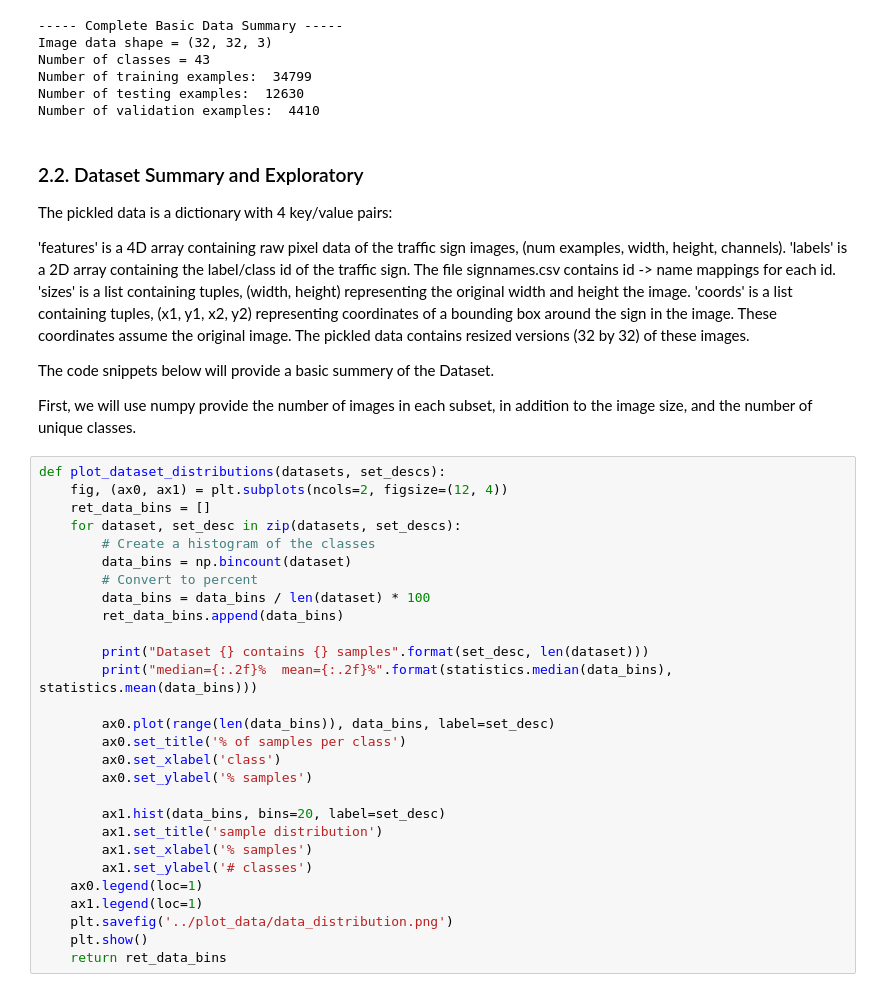
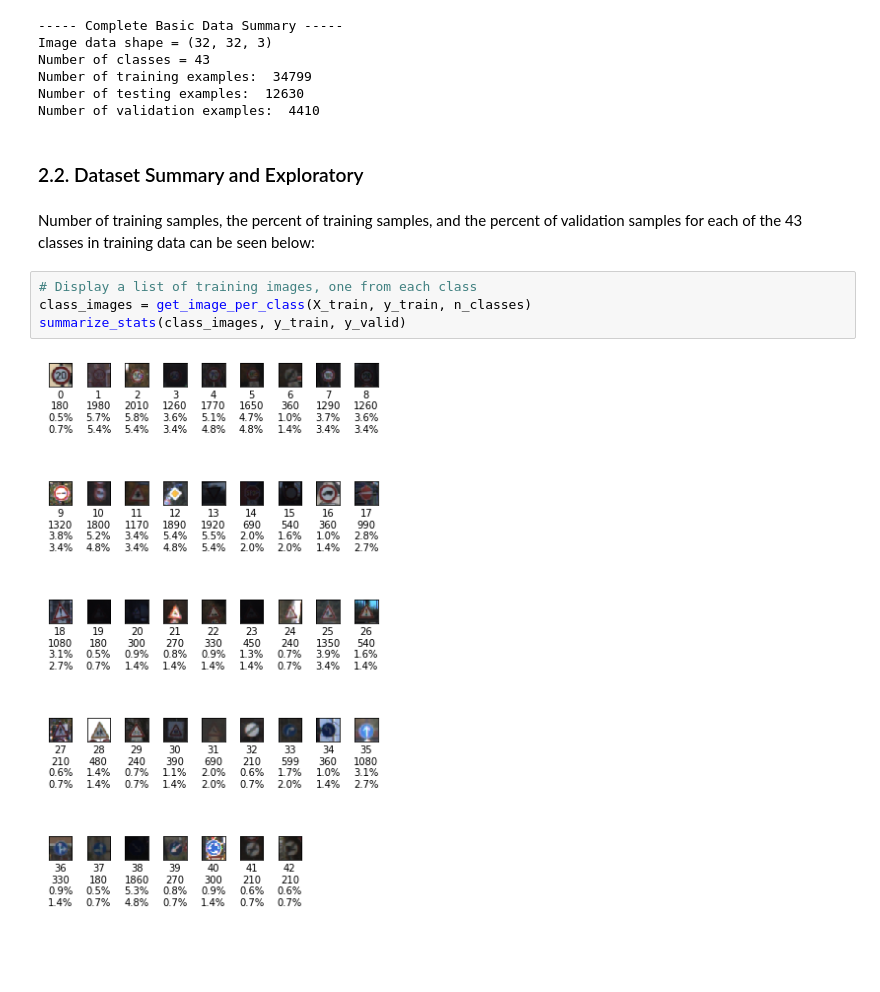
Before and after one commit to apanchal/iima-epaba-batch03, a Jupyter notebook: notebooks/0000_001_1.ipynb, the cells around one changed output. Cells and saved outputs as stored; diff of their text form; blank space fills up the shorter version.

```diff
--- a/notebooks/0000_001_1.ipynb
+++ b/notebooks/0000_001_1.ipynb
@@ -78,44 +94,14 @@ Number of classes = 43
 Number of training examples:  34799
 Number of testing examples:  12630
 Number of validation examples:  4410
-# %% [markdown]
-### 2.2. Dataset Summary and Exploratory
-The pickled data is a dictionary with 4 key/value pairs:
-
-'features' is a 4D array containing raw pixel data of the traffic sign images, (num examples, width, height, channels).
-'labels' is a 2D array containing the label/class id of the traffic sign. The file signnames.csv contains id -> name mappings for each id.
-'sizes' is a list containing tuples, (width, height) representing the original width and height the image.
-'coords' is a list containing tuples, (x1, y1, x2, y2) representing coordinates of a bounding box around the sign in the image.
-These coordinates assume the original image. The pickled data contains resized versions (32 by 32) of these images.
-
-The code snippets below will provide a basic summery of the Dataset.
-
-First, we will use numpy provide the number of images in each subset, in addition to the image size, and the number of unique classes.
-# %%
-def plot_dataset_distributions(datasets, set_descs):
-    fig, (ax0, ax1) = plt.subplots(ncols=2, figsize=(12, 4))
-    ret_data_bins = []
-    for dataset, set_desc in zip(datasets, set_descs):
-        # Create a histogram of the classes
-        data_bins = np.bincount(dataset)
-        # Convert to percent
-        data_bins = data_bins / len(dataset) * 100
-        ret_data_bins.append(data_bins)
-
-        print("Dataset {} contains {} samples".format(set_desc, len(dataset)))
-        print("median={:.2f}%  mean={:.2f}%".format(statistics.median(data_bins), statistics.mean(data_bins)))
-
-        ax0.plot(range(len(data_bins)), data_bins, label=set_desc)
-        ax0.set_title('% of samples per class')
-        ax0.set_xlabel('class')
-        ax0.set_ylabel('% samples')
-
-        ax1.hist(data_bins, bins=20, label=set_desc)
-        ax1.set_title('sample distribution')
-        ax1.set_xlabel('% samples')
-        ax1.set_ylabel('# classes')
-    ax0.legend(loc=1)
-    ax1.legend(loc=1)
-    plt.savefig('../plot_data/data_distribution.png')
-    plt.show()
-    return ret_data_bins
+# %% [markdown]
+### 2.2. Dataset Summary and Exploratory
+# %% [markdown]
+Number of training samples, the percent of training samples, and the percent of validation samples for each of the 43
+classes in training data can be seen below:
+# %%
+# Display a list of training images, one from each class
+class_images = get_image_per_class(X_train, y_train, n_classes)
+summarize_stats(class_images, y_train, y_valid)
+# %% [output]
+[figure, added]
```
Also changed, not shown: parts of 10 cells of this notebook, 5 other files.
